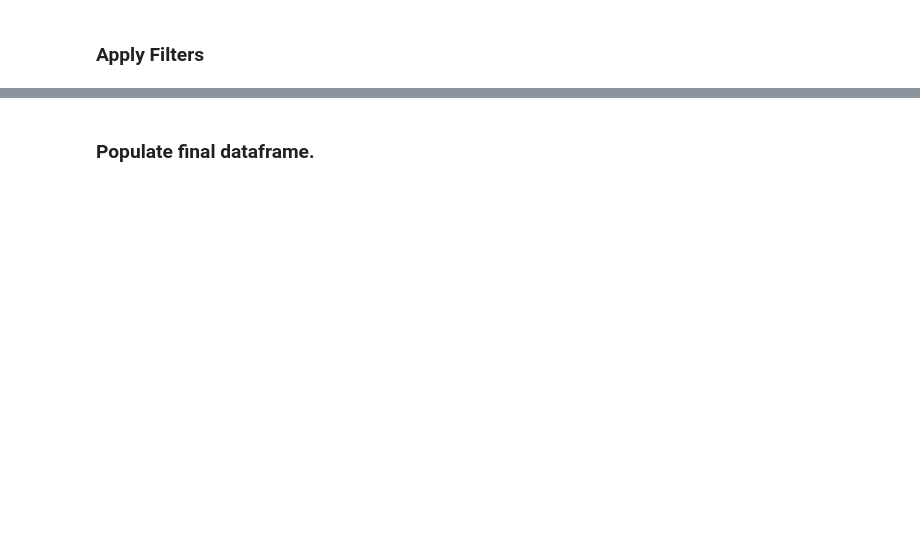
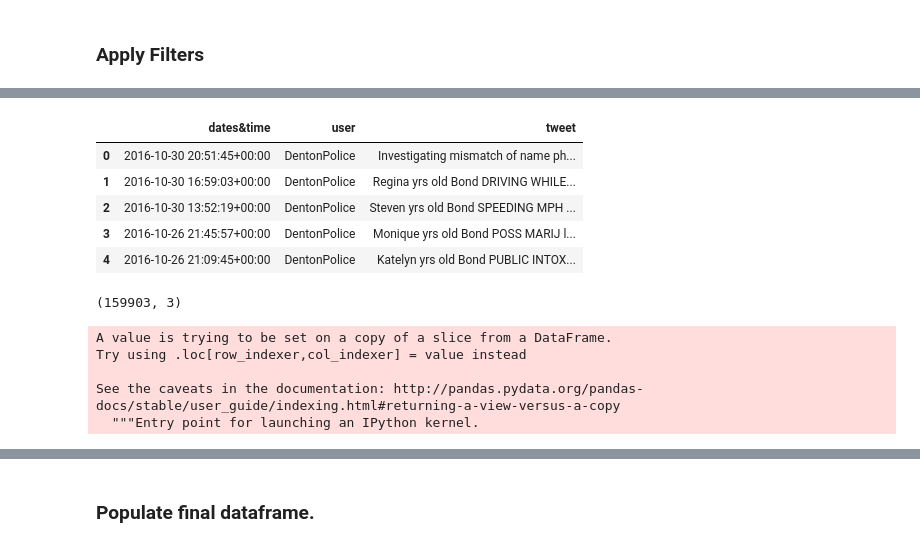
Before and after one commit to KellySlatery/client_project, a Jupyter notebook: Data EDA and Cleaning.ipynb, the cells around one changed output, grey strips where cells are left out. Cells and saved outputs as stored; diff of their text form; code cells hidden in the pictures; blank space fills up the shorter version.

```diff
--- a/Data EDA and Cleaning.ipynb
+++ b/Data EDA and Cleaning.ipynb
@@ -83,3 +186,16 @@ pd.set_option('display.max_colwidth', -1)
+# %%
+df_2.head()
+# %% [output]
+|  | dates&time | user | tweet |
+| 0 | 2016-10-30 20:51:45+00:00 | DentonPolice | Investigating mismatch of name ph... |
+| 1 | 2016-10-30 16:59:03+00:00 | DentonPolice | Regina yrs old Bond DRIVING WHILE... |
+| 2 | 2016-10-30 13:52:19+00:00 | DentonPolice | Steven yrs old Bond SPEEDING MPH ... |
+| 3 | 2016-10-26 21:45:57+00:00 | DentonPolice | Monique yrs old Bond POSS MARIJ l... |
+| 4 | 2016-10-26 21:09:45+00:00 | DentonPolice | Katelyn yrs old Bond PUBLIC INTOX... |
+# %%
+df_2.shape
+# %% [output]
+(159903, 3)
 # %%
 #df_1.duplicated().sum()
 # %%
@@ -87,2 +205,8 @@ pd.set_option('display.max_colwidth', -1)
 # %%
-#df_2['category '] = 0
+df_2['category '] = 0
+# %% [output]
+A value is trying to be set on a copy of a slice from a DataFrame.
+Try using .loc[row_indexer,col_indexer] = value instead
+
+See the caveats in the documentation: http://pandas.pydata.org/pandas-docs/stable/user_guide/indexing.html#returning-a-view-versus-a-copy
+  """Entry point for launching an IPython kernel.
```
Also changed, not shown: parts of 39 cells of this notebook, 4 other files.
